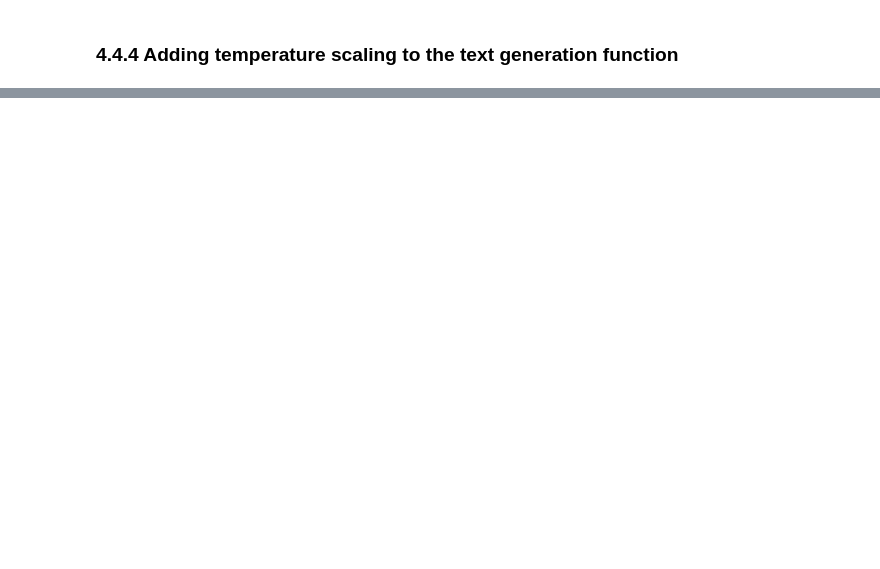
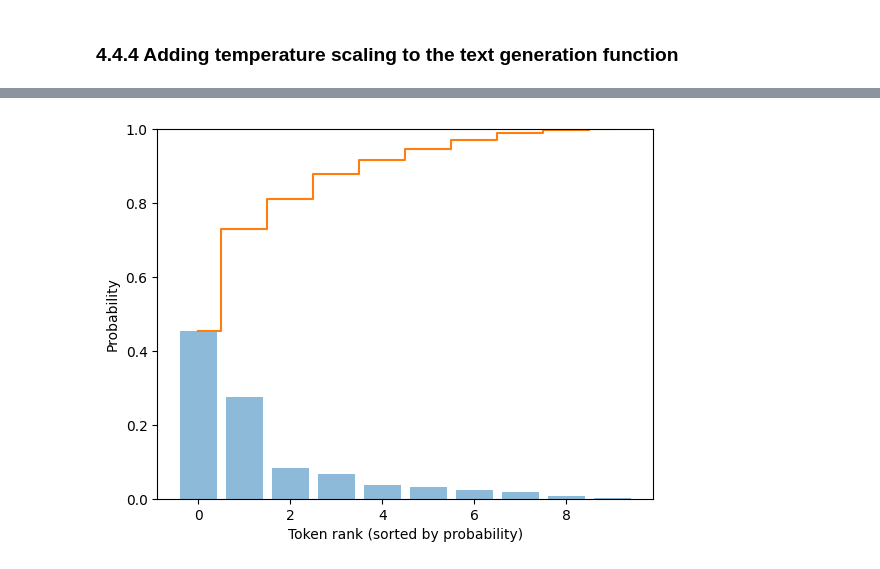
Before and after one commit to alexismoulin/llm, a Jupyter notebook: ch04.ipynb, the cells around one changed output, grey strips where cells are left out. Drawn from its saved outputs; the diff is of its cells as text; code cells hidden in the pictures; blank space fills up the shorter version.

```diff
--- a/ch04.ipynb
+++ b/ch04.ipynb
@@ -678,0 +761,13 @@ count_samples(probas=probas_lowT, tokenizer=tokenizer)
+# %%
+sorted_probas, sorted_idx = torch.sort(toy_probas, descending=True)
+cumsum = torch.cumsum(sorted_probas, dim=-1)
+# %%
+plt.bar(x=torch.arange(len(sorted_probas)), height=sorted_probas, alpha=0.5)
+plt.step(x=torch.arange(len(cumsum)), y=cumsum, where="mid", color="C1", label="Cumulative sum")
+
+plt.ylim([0, 1])
+plt.xlabel("Token rank (sorted by probability)")
+plt.ylabel("Probability")
+plt.show()
+# %% [output]
+[figure, added]
```
Also changed, not shown: parts of 40 cells of this notebook.
